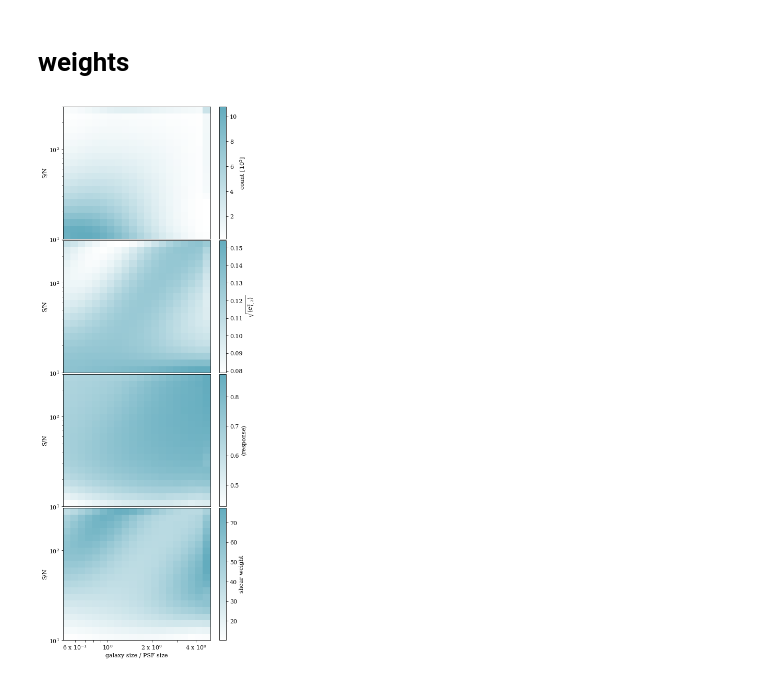
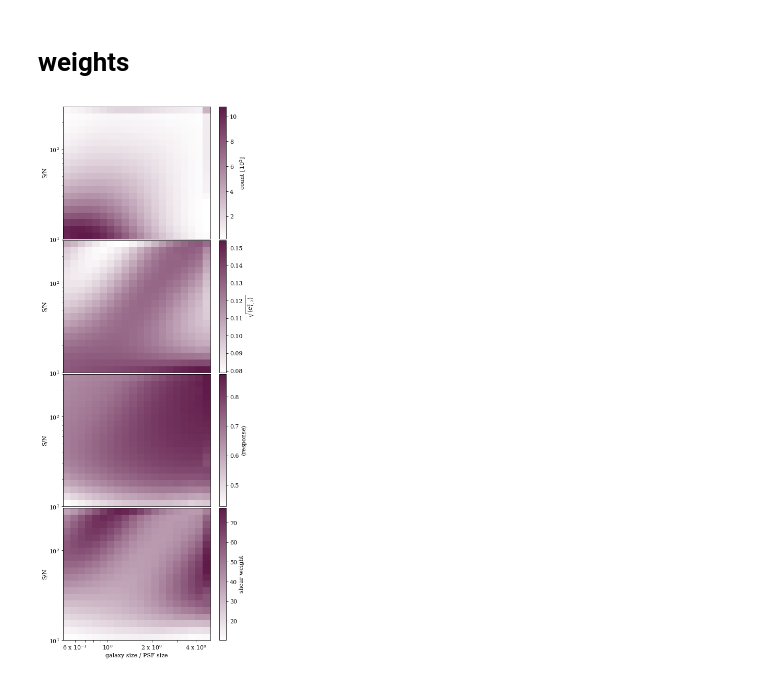
Before and after one commit to des-science/Y3_shearcat_tests, a Jupyter notebook: final_plots_paper/All_the_plots.ipynb, the cells around one changed output. Drawn from its saved outputs; the diff is of its cells as text; code cells hidden in the pictures.

Commit message:
plots

```diff
--- a/final_plots_paper/All_the_plots.ipynb
+++ b/final_plots_paper/All_the_plots.ipynb
@@ -6,11 +6,13 @@ import numpy as np
 from matplotlib.colors import LinearSegmentedColormap
 
 def load_obj(name):
-    with open(name + '.pkl', 'rb') as f:
+
         try:
-            return pickle.load(f)#, encoding='latin1')
+            with open(name + '.pkl', 'rb') as f:
+                return pickle.load(f)#, encoding='latin1')
         except:
-            return pickle.load(f, encoding='latin1')
+            with open(name + '.pkl', 'rb') as f:
+                return pickle.load(f, encoding='latin1')
 def hex_to_rgb(value):
     value = value.lstrip('#')
     lv = len(value)
@@ -785,7 +787,7 @@ plt.savefig('./figures/COSEBIsB.pdf', bbox_inches='tight')
 # %%
 dictt= load_obj('everything_for_weights')
 des_c1_cmap = LinearSegmentedColormap.from_list('mycmap', list(zip(np.linspace(0,1,2), ['#ffffff', colors[1]])))
-des_c1_cmap = LinearSegmentedColormap.from_list('mycmap', list(zip(np.linspace(0,1,2), ['#ffffff', colors[2]])))
+des_c1_cmap = LinearSegmentedColormap.from_list('mycmap', list(zip(np.linspace(0,1,2), ['#ffffff', colors[0]])))
 
 
 fig=plt.figure(figsize=(6,15))
@@ -807,31 +809,31 @@ im.axes.get_xaxis().set_visible(False)
 fig.colorbar(im, ax=ax, label=r"$\sqrt{\langle e_{1,2}^2\rangle}$",cmap=des_c1_cmap)
 
 ax = plt.subplot(413)
 im = ax.pcolormesh(dictt['X'],dictt['Y'], dictt['response'],cmap=des_c1_cmap)
 plt.xscale('log')
 plt.yscale('log')
 plt.ylabel("S/N")
 im.axes.get_xaxis().set_visible(False)
 fig.colorbar(im, ax=ax, label=r"$\langle$response$\rangle$",cmap=des_c1_cmap)
 
 ax = plt.subplot(414)
 im = ax.pcolormesh(dictt['X'],dictt['Y'], dictt['weight'],cmap=des_c1_cmap)
 
 im.axes.get_xaxis().get_ticklabels()[3].set_visible(False)
 plt.xscale('log')
 plt.yscale('log')
 plt.ylabel("S/N")
 plt.xlabel("galaxy size / PSF size")
 fig.colorbar(im, ax=ax, label="shear weight",cmap=des_c1_cmap)
 
 #plt.setp(ax.get_xticklabels(), rotation=30, horizontalalignment='right')
 plt.minorticks_off()
 ax.set_xticks(np.array([0.6,0.7,0.8,0.9,1.,2.,3.,4.,]))
 ax.set_xticklabels(np.array([r'6 x $10^{-1}$','','','',r'$10^{0}$',r'2 x $10^{0}$','',r'4 x $10^{0}$']))
 
 
 plt.tight_layout()
 plt.subplots_adjust(hspace=0.01)
 plt.savefig('./figures/weights.pdf', bbox_inches='tight')
 # %% [output]
-[figure, old version]
+[figure, new version]
```
Also changed, not shown: parts of 3 cells of this notebook, 7 other files.
